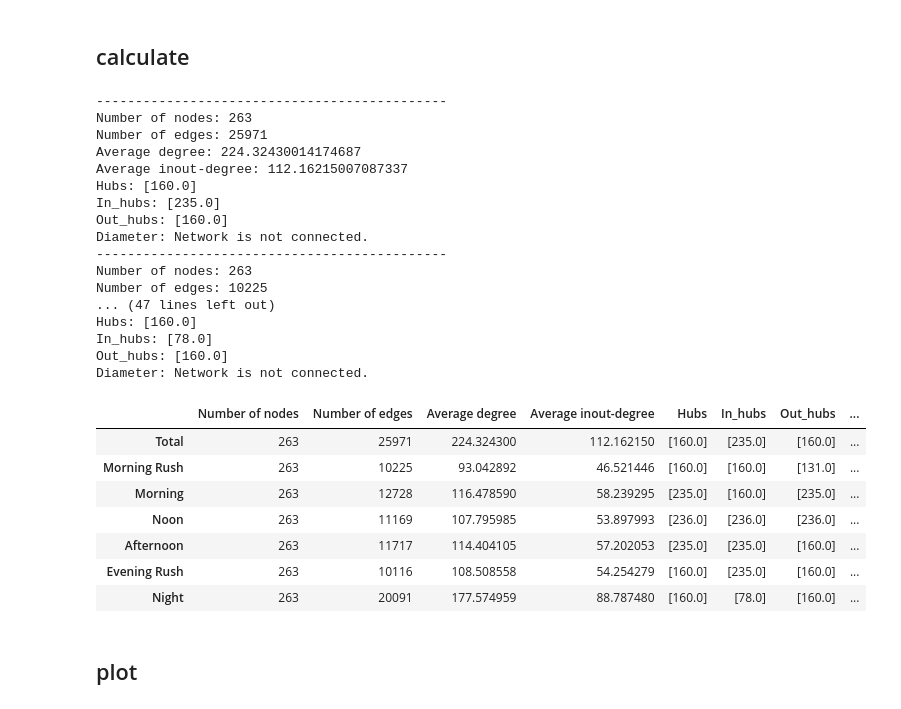
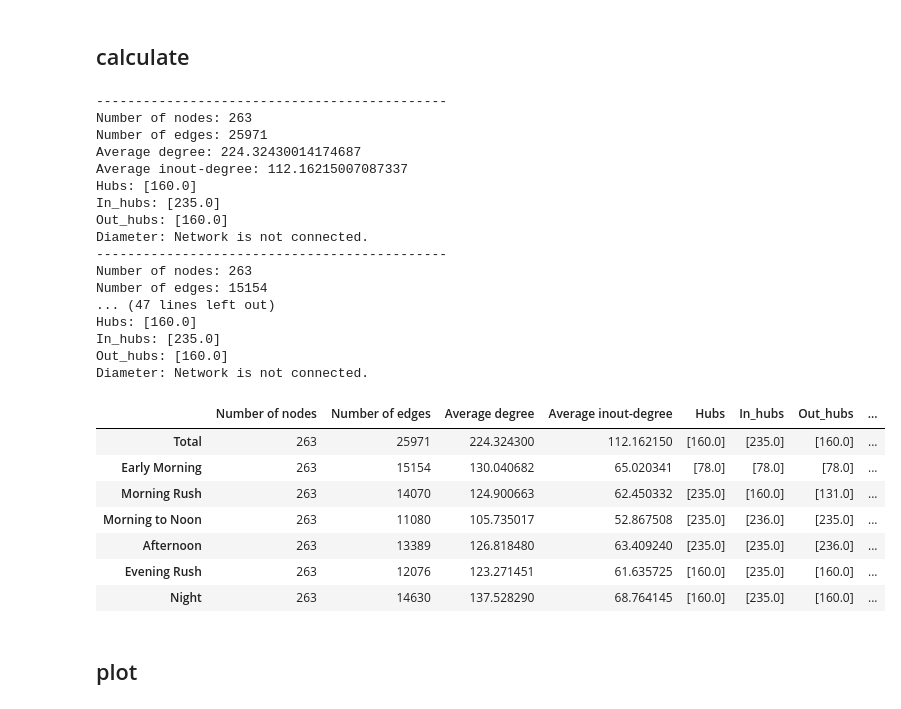
Before and after one commit to EXID-G/Bigscity-LibCity, a Jupyter notebook: !mywork/network.ipynb, the cells around one changed output. Cells and saved outputs as stored; diff of their text form; code cells hidden in the pictures.

```diff
--- a/!mywork/network.ipynb
+++ b/!mywork/network.ipynb
@@ -47,14 +47,14 @@ df_total
 # %% [markdown]
 # Construct network
 # %%
+G_total = nx.DiGraph()
+
+G_earlymorning = nx.DiGraph()
 G_morningrush = nx.DiGraph()
-G_morning = nx.DiGraph()
-G_noon = nx.DiGraph()
+G_morningtonoon = nx.DiGraph()
 G_afternoon = nx.DiGraph()
 G_eveningrush = nx.DiGraph()
 G_night = nx.DiGraph()
-
-G_total = nx.DiGraph()
 # %%
 def construct_graph(G, df):
     for i, row in df.iterrows():
@@ -137,9 +138,10 @@ def print_statistics(G):
     return stats
 # %%
 G_total_stats = print_statistics(G_total)
+
+G_earlymorning_stats = print_statistics(G_earlymorning)
 G_morningrush_stats = print_statistics(G_morningrush)
-G_morning_stats = print_statistics(G_morning)
-G_noon_stats = print_statistics(G_noon)
+G_morningtonoon_stats = print_statistics(G_morningtonoon)
 G_afternoon_stats = print_statistics(G_afternoon)
 G_eveningrush_stats = print_statistics(G_eveningrush)
 G_night_stats = print_statistics(G_night)
@@ -155,26 +157,26 @@ Out_hubs: [160.0]
 Diameter: Network is not connected.
 ---------------------------------------------
 Number of nodes: 263
-Number of edges: 10225
+Number of edges: 15154
 ... (47 lines left out)
 Hubs: [160.0]
-In_hubs: [78.0]
+In_hubs: [235.0]
 Out_hubs: [160.0]
 Diameter: Network is not connected.
 # %%
 df_statistics = pd.DataFrame(
-    [G_total_stats, G_morningrush_stats, G_morning_stats, G_noon_stats, G_afternoon_stats, G_eveningrush_stats, G_night_stats],
-    index=["Total", "Morning Rush", "Morning", "Noon", "Afternoon", "Evening Rush", "Night"]
+    [G_total_stats, G_earlymorning_stats, G_morningrush_stats, G_morningtonoon_stats, G_afternoon_stats, G_eveningrush_stats, G_night_stats],
+    index=["Total", "Early Morning", "Morning Rush", "Morning to Noon", "Afternoon", "Evening Rush", "Night"]
 )
 df_statistics
 # %% [output]
 |  | Number of nodes | Number of edges | Average degree | Average inout-degree | Hubs | In_hubs | Out_hubs | ... |
 | Total | 263 | 25971 | 224.324300 | 112.162150 | [160.0] | [235.0] | [160.0] | ... |
-| Morning Rush | 263 | 10225 | 93.042892 | 46.521446 | [160.0] | [160.0] | [131.0] | ... |
-| Morning | 263 | 12728 | 116.478590 | 58.239295 | [235.0] | [160.0] | [235.0] | ... |
-| Noon | 263 | 11169 | 107.795985 | 53.897993 | [236.0] | [236.0] | [236.0] | ... |
-| Afternoon | 263 | 11717 | 114.404105 | 57.202053 | [235.0] | [235.0] | [160.0] | ... |
-| Evening Rush | 263 | 10116 | 108.508558 | 54.254279 | [160.0] | [235.0] | [160.0] | ... |
-| Night | 263 | 20091 | 177.574959 | 88.787480 | [160.0] | [78.0] | [160.0] | ... |
+| Early Morning | 263 | 15154 | 130.040682 | 65.020341 | [78.0] | [78.0] | [78.0] | ... |
+| Morning Rush | 263 | 14070 | 124.900663 | 62.450332 | [235.0] | [160.0] | [131.0] | ... |
+| Morning to Noon | 263 | 11080 | 105.735017 | 52.867508 | [235.0] | [236.0] | [235.0] | ... |
+| Afternoon | 263 | 13389 | 126.818480 | 63.409240 | [235.0] | [235.0] | [236.0] | ... |
+| Evening Rush | 263 | 12076 | 123.271451 | 61.635725 | [160.0] | [235.0] | [160.0] | ... |
+| Night | 263 | 14630 | 137.528290 | 68.764145 | [160.0] | [235.0] | [160.0] | ... |
 # %% [markdown]
 ## plot
```
Also changed, not shown: parts of 4 cells of this notebook, 17 other files.
